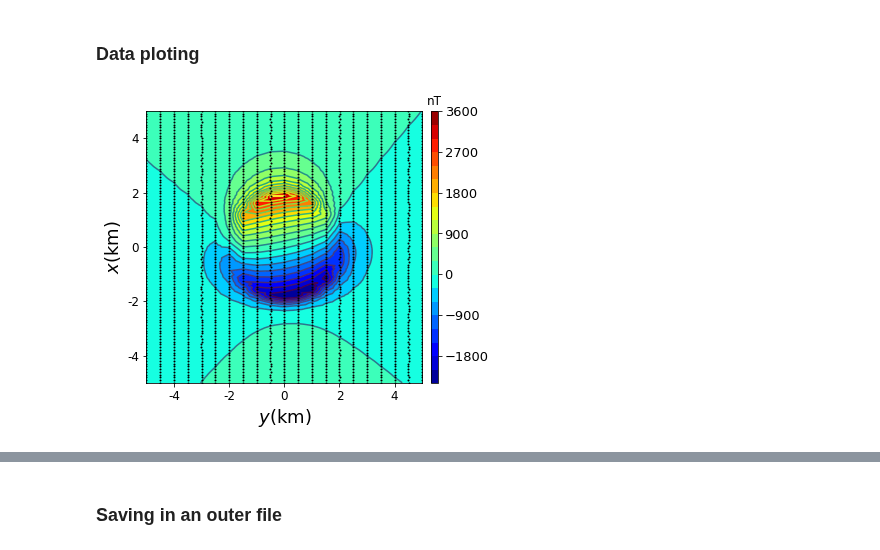
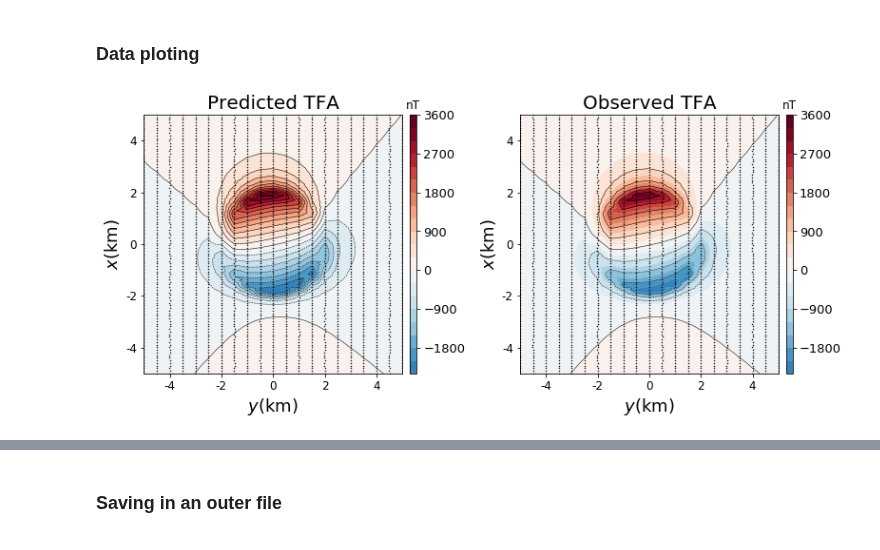
Before and after one commit to pinga-lab/magnetic-radial-inversion, a Jupyter notebook: code/funnel/data.ipynb, the cells around one changed output, grey strips where cells are left out. Cells and saved outputs as stored; diff of their text form; code cells hidden in the pictures.

```diff
--- a/code/funnel/data.ipynb
+++ b/code/funnel/data.ipynb
@@ -28,8 +28,8 @@ img(filename='data/kimberlite_true.png')
 # %% [markdown]
 ### Importing model and grid
 # %%
-model_dir = 'data/model.pickle'
-grid_dir = '../grids/flightlines_grid_2100pts_100km2_-150m.pickle'
+model_dir = 'model.pickle'
+grid_dir = 'grid.pickle'
 # %%
 with open(model_dir) as w:
         model = pickle.load(w)
@@ -59,34 +50,38 @@ data['tfa'] = polyprism.tf(grid['x'], grid['y'], grid['z'], \
 amp_noise = 5.
 data['tfa_obs'] = data['tfa'] + np.random.normal(loc=0., scale=amp_noise,
                                size=grid['N']) # noise corrupted tfa data
-# %%
-# AMF data
-data['bx'] = polyprism.bx(grid['x'], grid['y'], grid['z'], model['prisms'])
-data['by'] = polyprism.by(grid['x'], grid['y'], grid['z'], model['prisms'])
-data['bz'] = polyprism.bz(grid['x'], grid['y'], grid['z'], model['prisms'])
-
-data['amf'] = np.sqrt(data['bx']**2. + data['by']**2. + data['bz']**2.)
-
-data['amf_obs'] = data['amf'] + np.random.normal(loc=0., scale=amp_noise,
-                               size=grid['N']) # noise corrupted amf data
 # %% [markdown]
 ### Data ploting
 # %%
-plt.figure(figsize=(6,5))
-#plt.title('Predicted TFA', fontsize=20)
-plt.tricontour(grid['y'], grid['x'], data['tfa'], 20)
-plt.tricontourf(grid['y'], grid['x'], data['tfa'], 20, cmap='jet').ax.tick_params(labelsize=12)
-plt.plot(grid['y'], grid['x'], 'ko', markersize=1)
+plt.figure(figsize=(13,5))
+plt.subplot(121)
+plt.title('Predicted TFA', fontsize=20)
+plt.tricontour(grid['y'], grid['x'], data['tfa'], 20, colors='k', linewidths=.5)
+plt.tricontourf(grid['y'], grid['x'], data['tfa'], 20,
+                cmap='RdBu_r', vmax=np.max(data['tfa']),
+                vmin=-np.max(data['tfa'])).ax.tick_params(labelsize=12)
+plt.plot(grid['y'], grid['x'], 'ko', markersize=.5)
 plt.xlabel('$y$(km)', fontsize=18)
 plt.ylabel('$x$(km)', fontsize=18)
 clb = plt.colorbar(pad=0.025, aspect=40, shrink=1)
 clb.ax.tick_params(labelsize=13)
-#source = mpl.polygon(model['prisms'][0], '.-k', xy2ne=True)
-#source.set_label('Outcropping polygon')
 clb.ax.set_title('nT')
 mpl.m2km()
-#plt.legend(loc=0, fontsize=12, shadow=bool, framealpha=1, edgecolor='black')
-plt.savefig(mypath+'/pre_tfa.png', dpi=300, bbox_inches="tight")
+
+plt.subplot(122)
+plt.title('Observed TFA', fontsize=20)
+plt.tricontour(grid['y'], grid['x'], data['tfa'], 10, colors='k', linewidths=.5)
+plt.tricontourf(grid['y'], grid['x'], data['tfa'], 20,
+                cmap='RdBu_r', vmax=np.max(data['tfa_obs']),
+                vmin=-np.max(data['tfa_obs'])).ax.tick_params(labelsize=12)
+plt.plot(grid['y'], grid['x'], 'ko', markersize=.5)
+plt.xlabel('$y$(km)', fontsize=18)
+plt.ylabel('$x$(km)', fontsize=18)
+clb = plt.colorbar(pad=0.025, aspect=40, shrink=1)
+clb.ax.tick_params(labelsize=13)
+clb.ax.set_title('nT')
+mpl.m2km()
+
 plt.show()
 # %% [output]
-[figure, old version]
+[figure, new version]
```
Also changed, not shown: parts of 6 cells of this notebook, 27 other files.
